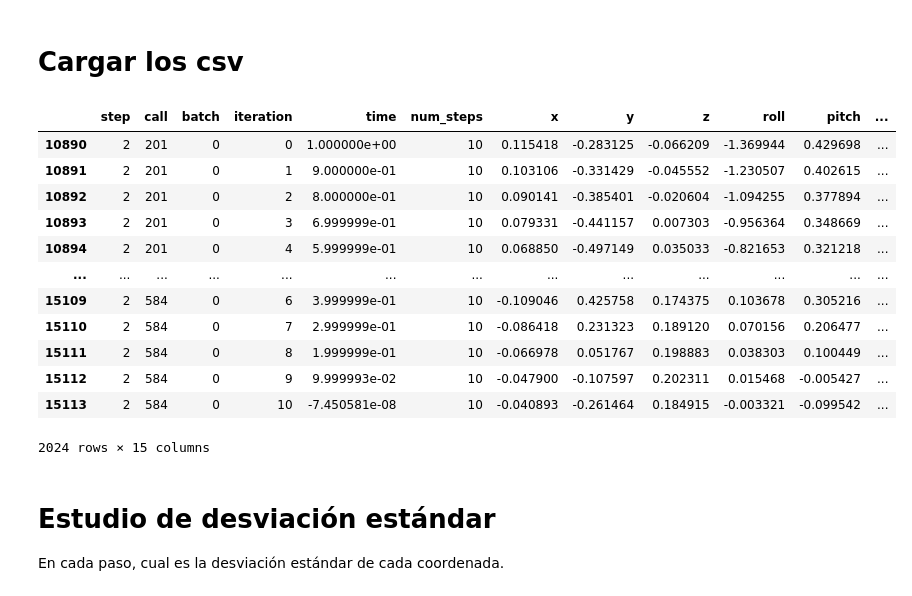
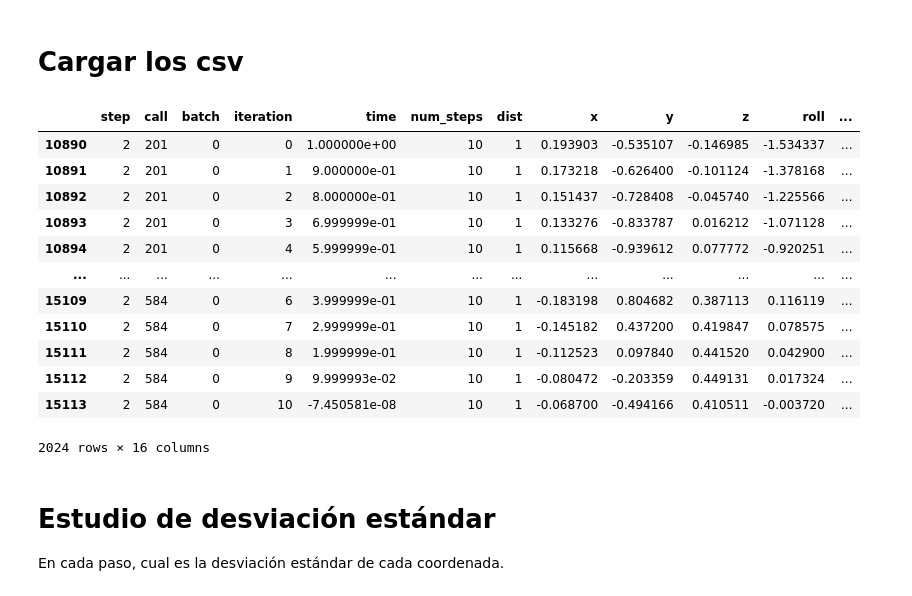
Before and after one commit to diegoftpxd/MuJoCo-simulation, a Jupyter notebook: estudio_vectores_iniciales.ipynb, the cells around one changed output. Cells and saved outputs as stored; diff of their text form; code cells hidden in the pictures.

```diff
--- a/estudio_vectores_iniciales.ipynb
+++ b/estudio_vectores_iniciales.ipynb
@@ -14,8 +14,29 @@ class Dataset:
             self.data = data
         else:
             self.data = self._load_dataset(archivo)
+            self._setup_dist_metadata()  # <-- nuevo
             self.data = self._filter_noise()
             self.data = self._reshape_to_long()
+            self._scale_coordenates()
+
+    def _scale_coordenates(self):
+        scales = {
+            "x":1.68,
+            "y":1.89,
+            "z":2.22,
+            "roll":1.12,
+            "pitch":1.82,
+            "yaw":2.23
+        }
+        for key, value in scales.items():
+            self.data[key] = value * self.data[key]
+
+
+
+    def _setup_dist_metadata(self):
+        if "dist" not in self.data.columns:
+            self.data["dist"] = 1
+        self.metadata = self.metadata + ["dist"]
 
     def _load_dataset(self, archivo):
         path_csv = path.join("output", "pi0_denoise", archivo)
@@ -40,46 +61,46 @@ class Dataset:
         chunks = []
         for chunk_idx in range(n_chunks):
             chunk_v_cols = v_cols[chunk_idx * 7: (chunk_idx + 1) * 7]
             chunk_df = self.data[self.metadata + chunk_v_cols].copy()
             chunk_df = chunk_df.rename(columns={c: coord_names[j] for j, c in enumerate(chunk_v_cols)})
             chunk_df["action_in_chunk"] = chunk_idx + 1
             chunk_df["chunk"] = self.data.index  # fila original
             chunks.append(chunk_df)
 
         return pd.concat(chunks, ignore_index=True)
 
     def filter_by_step(self, step):
         return Dataset(data=self.data[self.data["step"] == step])
 
     def filter_by_action_in_chunk(self, number_of_action_in_chunk):
         return Dataset(data=self.data[self.data["action_in_chunk"] == number_of_action_in_chunk])
 
     def filter_only_last_vector(self):
         return Dataset(data=self.data[self.data["iteration"] == 10])
 
     def sum_by_chunk(self):
-        grouped = self.data.groupby("chunk")[["x", "y", "z", "roll", "pitch", "yaw", "gripper"]].sum().reset_index()
+        groupby_cols = ["chunk"] + (["dist"] if "dist" in self.data.columns else [])
+        grouped = self.data.groupby(groupby_cols)[["x", "y", "z", "roll", "pitch", "yaw", "gripper"]].sum().reset_index()
         return Dataset(data=grouped)
 
     def cumsum_by_chunk(self):
         grouped = self.sum_by_chunk().data.sort_values("chunk")
         grouped[["x", "y", "z", "roll", "pitch", "yaw", "gripper"]] = grouped[["x", "y", "z", "roll", "pitch", "yaw", "gripper"]].cumsum()
         return Dataset(data=grouped)
 
 Dataset().filter_by_step(2).filter_by_action_in_chunk(2).data
-# Creo que no me estás entendiendo. Cada chunk es una seguidilla de acciones. Las acciones pertenecientes al mismo chunk
 # %% [output]
-|  | step | call | batch | iteration | time | num_steps | x | y | z | roll | pitch | ... |
-| 10890 | 2 | 201 | 0 | 0 | 1.000000e+00 | 10 | 0.115418 | -0.283125 | -0.066209 | -1.369944 | 0.429698 | ... |
-| 10891 | 2 | 201 | 0 | 1 | 9.000000e-01 | 10 | 0.103106 | -0.331429 | -0.045552 | -1.230507 | 0.402615 | ... |
-| 10892 | 2 | 201 | 0 | 2 | 8.000000e-01 | 10 | 0.090141 | -0.385401 | -0.020604 | -1.094255 | 0.377894 | ... |
-| 10893 | 2 | 201 | 0 | 3 | 6.999999e-01 | 10 | 0.079331 | -0.441157 | 0.007303 | -0.956364 | 0.348669 | ... |
-| 10894 | 2 | 201 | 0 | 4 | 5.999999e-01 | 10 | 0.068850 | -0.497149 | 0.035033 | -0.821653 | 0.321218 | ... |
+|  | step | call | batch | iteration | time | num_steps | dist | x | y | z | roll | ... |
+| 10890 | 2 | 201 | 0 | 0 | 1.000000e+00 | 10 | 1 | 0.193903 | -0.535107 | -0.146985 | -1.534337 | ... |
+| 10891 | 2 | 201 | 0 | 1 | 9.000000e-01 | 10 | 1 | 0.173218 | -0.626400 | -0.101124 | -1.378168 | ... |
+| 10892 | 2 | 201 | 0 | 2 | 8.000000e-01 | 10 | 1 | 0.151437 | -0.728408 | -0.045740 | -1.225566 | ... |
+| 10893 | 2 | 201 | 0 | 3 | 6.999999e-01 | 10 | 1 | 0.133276 | -0.833787 | 0.016212 | -1.071128 | ... |
+| 10894 | 2 | 201 | 0 | 4 | 5.999999e-01 | 10 | 1 | 0.115668 | -0.939612 | 0.077772 | -0.920251 | ... |
 | ... | ... | ... | ... | ... | ... | ... | ... | ... | ... | ... | ... | ... |
-| 15109 | 2 | 584 | 0 | 6 | 3.999999e-01 | 10 | -0.109046 | 0.425758 | 0.174375 | 0.103678 | 0.305216 | ... |
-| 15110 | 2 | 584 | 0 | 7 | 2.999999e-01 | 10 | -0.086418 | 0.231323 | 0.189120 | 0.070156 | 0.206477 | ... |
-| 15111 | 2 | 584 | 0 | 8 | 1.999999e-01 | 10 | -0.066978 | 0.051767 | 0.198883 | 0.038303 | 0.100449 | ... |
-| 15112 | 2 | 584 | 0 | 9 | 9.999993e-02 | 10 | -0.047900 | -0.107597 | 0.202311 | 0.015468 | -0.005427 | ... |
-| 15113 | 2 | 584 | 0 | 10 | -7.450581e-08 | 10 | -0.040893 | -0.261464 | 0.184915 | -0.003321 | -0.099542 | ... |
+| 15109 | 2 | 584 | 0 | 6 | 3.999999e-01 | 10 | 1 | -0.183198 | 0.804682 | 0.387113 | 0.116119 | ... |
+| 15110 | 2 | 584 | 0 | 7 | 2.999999e-01 | 10 | 1 | -0.145182 | 0.437200 | 0.419847 | 0.078575 | ... |
+| 15111 | 2 | 584 | 0 | 8 | 1.999999e-01 | 10 | 1 | -0.112523 | 0.097840 | 0.441520 | 0.042900 | ... |
+| 15112 | 2 | 584 | 0 | 9 | 9.999993e-02 | 10 | 1 | -0.080472 | -0.203359 | 0.449131 | 0.017324 | ... |
+| 15113 | 2 | 584 | 0 | 10 | -7.450581e-08 | 10 | 1 | -0.068700 | -0.494166 | 0.410511 | -0.003720 | ... |
-2024 rows × 15 columns
+2024 rows × 16 columns
 # %%
```
Also changed, not shown: parts of 7 cells of this notebook, 3 other files.
